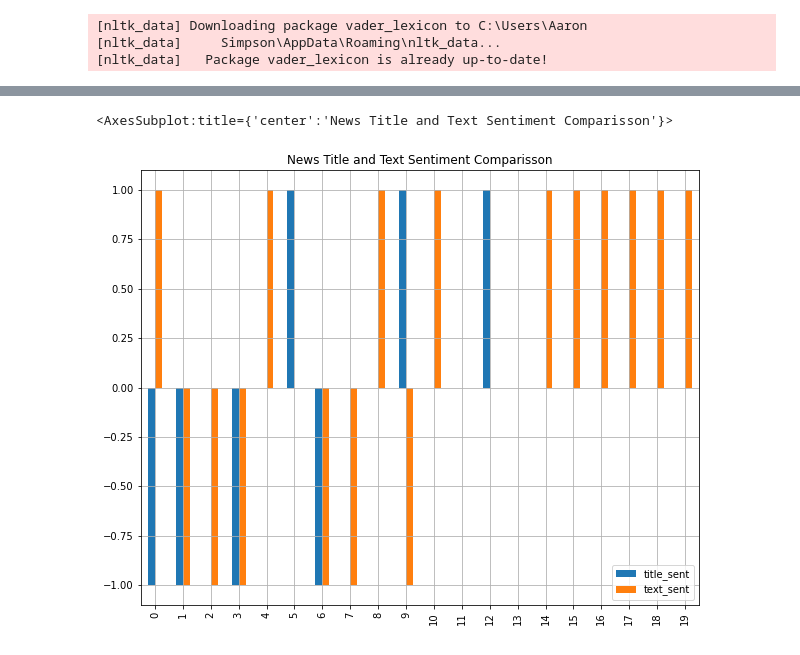
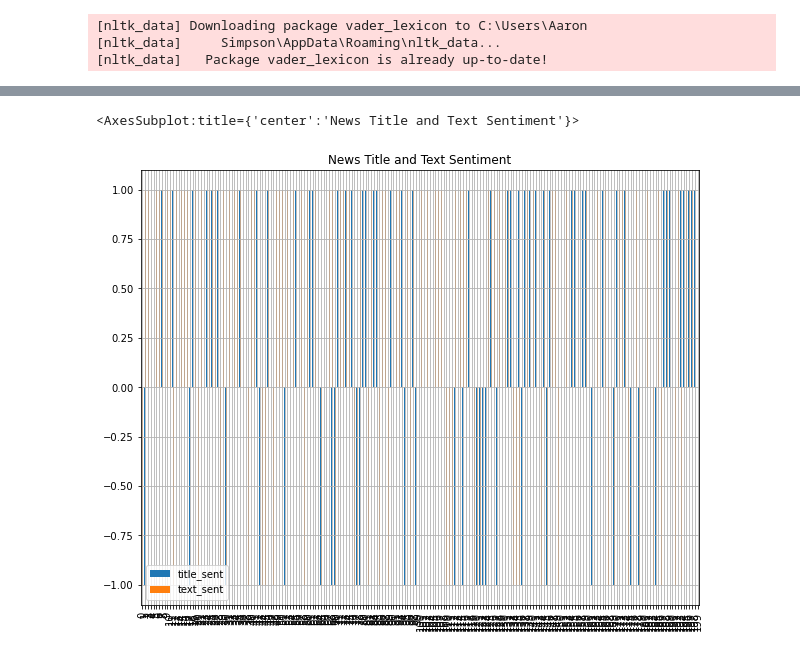
Before and after one commit to rhoaned/Project3-AssetAdviser, a Jupyter notebook: Project 3 - AS/Project 3.ipynb, the cells around one changed output, grey strips where cells are left out. Saved outputs shown, nothing was run; the diff lists cells and outputs as text; code cells hidden in the pictures.

Commit message:
sentiment analysis top 10

```diff
--- a/Project 3 - AS/Project 3.ipynb
+++ b/Project 3 - AS/Project 3.ipynb
@@ -61,6 +120,16 @@ def create_df(news, language):
     return pd.DataFrame(articles)
 # %%
 # Create a DataFrame with the news articles
-crypto_news_df = create_df(crypto_news["articles"], "en")
+
+apple_news_df = create_df(apple_news["articles"], "en")
+microsoft_news_df = create_df(microsoft_news["articles"], "en")
+google_news_df = create_df(google_news["articles"], "en")
+amazon_news_df = create_df(amazon_news["articles"], "en")
+tesla_news_df = create_df(tesla_news["articles"], "en")
+berkshire_news_df = create_df(berkshire_news["articles"], "en")
+meta_news_df = create_df(meta_news["articles"], "en")
+johnson_news_df = create_df(johnson_and_johnson_news["articles"], "en")
+unitedhealth_news_df = create_df(unitedhealth_news["articles"], "en")
+nvidia_news_df = create_df(nvidia_news["articles"], "en")
 # %%
 #Display Articles
@@ -74,0 +225,5 @@ crypto_news_df.head()
+# %%
+#Combine DataFrames for top 10abs
+
+combined_market_news_df = pd.concat([apple_news_df, microsoft_news_df, google_news_df, amazon_news_df, tesla_news_df, berkshire_news_df, meta_news_df, johnson_news_df, unitedhealth_news_df, nvidia_news_df], ignore_index=True)
+combined_market_news_df.tail()
@@ -104,7 +266,7 @@ text_sent = {
 }
 # %%
 # Get sentiment for the text and the title
-for index, row in crypto_news_df.iterrows():
+for index, row in combined_market_news_df.iterrows():
     try:
         # Sentiment scoring with VADER
         title_sentiment = analyzer.polarity_scores(row["title"])
@@ -124,10 +286,11 @@ for index, row in crypto_news_df.iterrows():
         pass
 # %%
 # Attaching sentiment columns to the News DataFrame
-crypto_sentiment_df = pd.DataFrame(title_sent)
+title_sentiment_df = pd.DataFrame(title_sent)
 text_sentiment_df = pd.DataFrame(text_sent)
-crypto_news_df = crypto_news_df.join(crypto_sentiment_df).join(text_sentiment_df)
 
-crypto_news_df.head()
+combined_market_news_df = combined_market_news_df.join(title_sentiment_df).join(text_sentiment_df)
+
+combined_market_news_df.head()
 # %% [output]
 |  | title | description | text | date | language | title_compound | title_pos | title_neu | title_neg | ... |
@@ -139,14 +302,14 @@ crypto_news_df.head()
 # %%
 # Plot bar chart
-crypto_news_df.plot(
+combined_market_news_df.plot(
     y=["title_sent", "text_sent"],
     kind="bar",
-    title="News Title and Text Sentiment Comparisson",
+    title="News Title and Text Sentiment",
     figsize=(10, 8),
     grid=True,
 )
 # %% [output]
-<AxesSubplot:title={'center':'News Title and Text Sentiment Comparisson'}>
+<AxesSubplot:title={'center':'News Title and Text Sentiment'}>
-[figure, old version]
+[figure, new version]
 # %%
 # Describe dataframe
```
Also changed, not shown: parts of 15 cells of this notebook, 1 other file.
